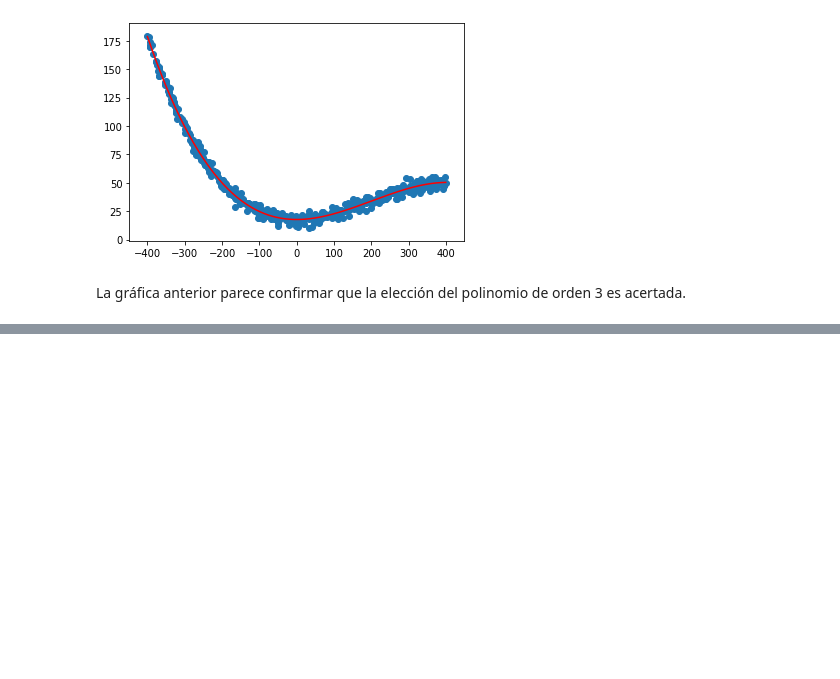
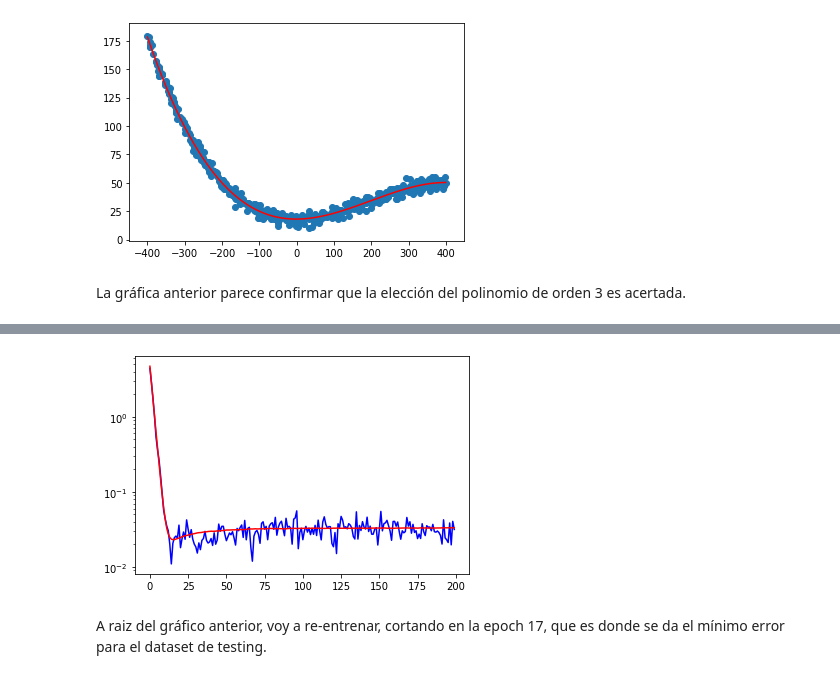
Before and after one commit to rodolfopaganini/examen_introIA, a Jupyter notebook: examen_ia.ipynb, the cells around one changed output, grey strips where cells are left out. Cells and saved outputs as stored; diff of their text form; code cells hidden in the pictures; blank space fills up the shorter version.

```diff
--- a/examen_ia.ipynb
+++ b/examen_ia.ipynb
@@ -213,0 +325,4 @@ ValueError: could not broadcast input array from shape (25,1) into shape (25)
+# %%
+# Ejecuto el mini batch gradient descent usando ridge
+W_ridge, training_error_ridge, validation_error_ridge = mini_batch_gradient_descent_ridge(
+    X_normalized, y_normalized, X_v_normalized, y_v_normalized)
@@ -213,0 +347,9 @@ ValueError: could not broadcast input array from shape (25,1) into shape (25)
+# %%
+# Ploteo los datos del entrenamiento
+plt.plot(training_error_ridge, 'b')
+plt.plot(validation_error_ridge, 'r')
+plt.yscale('log')
+# %% [output]
+[figure, added]
+# %% [markdown]
+A raiz del gráfico anterior, voy a re-entrenar, cortando en la epoch 17, que es donde se da el mínimo error para el dataset de testing.
```
Also changed, not shown: parts of 12 cells of this notebook, 1 other file.
